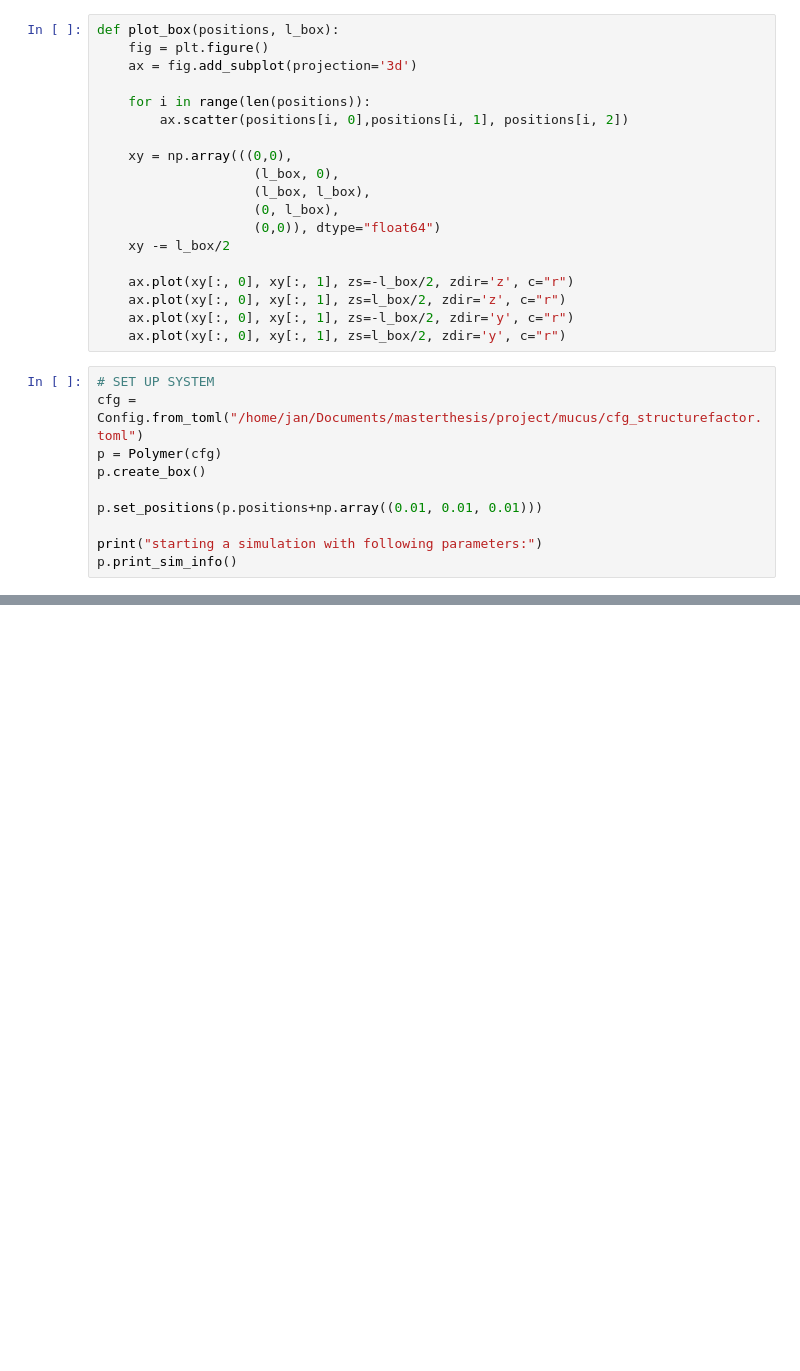
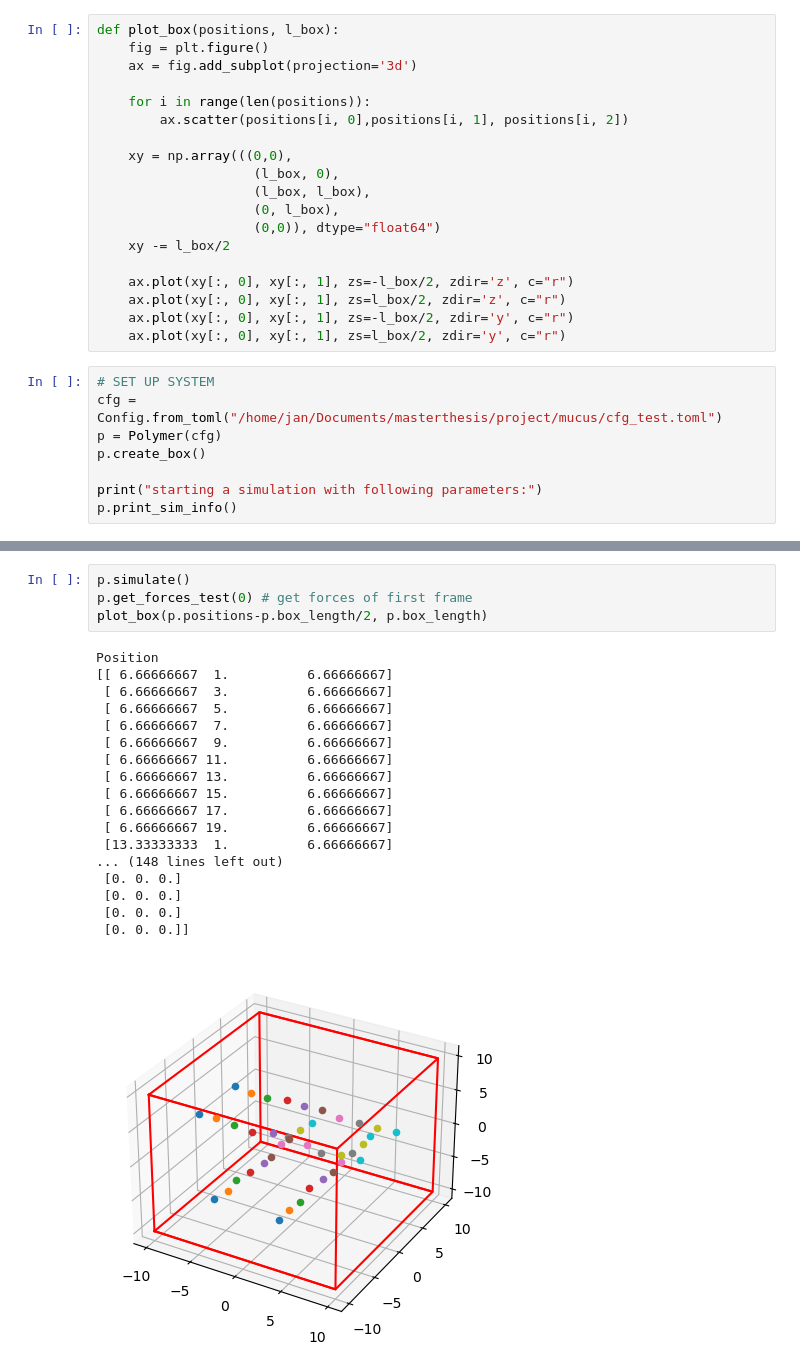
Before and after one commit to jan-kro/mucus_old_2, a Jupyter notebook: test_stepbystep.ipynb, the cells around one changed output, grey strips where cells are left out. Drawn from its saved outputs; the diff is of its cells as text; blank space fills up the shorter version.

```diff
--- a/test_stepbystep.ipynb
+++ b/test_stepbystep.ipynb
@@ -26,12 +32,10 @@ def plot_box(positions, l_box):
     ax.plot(xy[:, 0], xy[:, 1], zs=l_box/2, zdir='y', c="r")
 # %%
 # SET UP SYSTEM
-cfg = Config.from_toml("/home/jan/Documents/masterthesis/project/mucus/cfg_structurefactor.toml")
+cfg = Config.from_toml("/home/jan/Documents/masterthesis/project/mucus/cfg_test.toml")
 p = Polymer(cfg)
 p.create_box()
 
-p.set_positions(p.positions+np.array((0.01, 0.01, 0.01)))
-
 print("starting a simulation with following parameters:")
 p.print_sim_info()
 # %% [output]
@@ -54,2 +58,25 @@ fname_sys = None
 simulation_time = None
+# %%
+p.simulate()
+p.get_forces_test(0) # get forces of first frame
+plot_box(p.positions-p.box_length/2, p.box_length)
+# %% [output]
+Position
+[[ 6.66666667  1.          6.66666667]
+ [ 6.66666667  3.          6.66666667]
+ [ 6.66666667  5.          6.66666667]
+ [ 6.66666667  7.          6.66666667]
+ [ 6.66666667  9.          6.66666667]
+ [ 6.66666667 11.          6.66666667]
+ [ 6.66666667 13.          6.66666667]
+ [ 6.66666667 15.          6.66666667]
+ [ 6.66666667 17.          6.66666667]
+ [ 6.66666667 19.          6.66666667]
+ [13.33333333  1.          6.66666667]
+... (148 lines left out)
+ [0. 0. 0.]
+ [0. 0. 0.]
+ [0. 0. 0.]
+ [0. 0. 0.]]
+[figure, added]
 # %%
```
Also changed, not shown: parts of 18 cells of this notebook, 6 other files.
